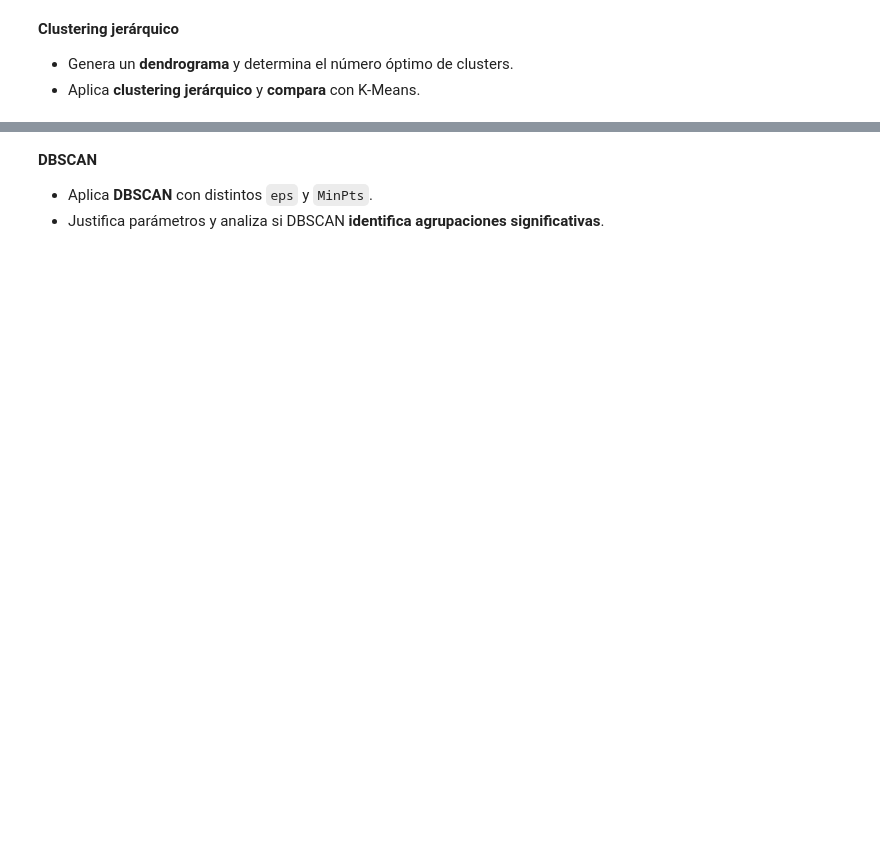
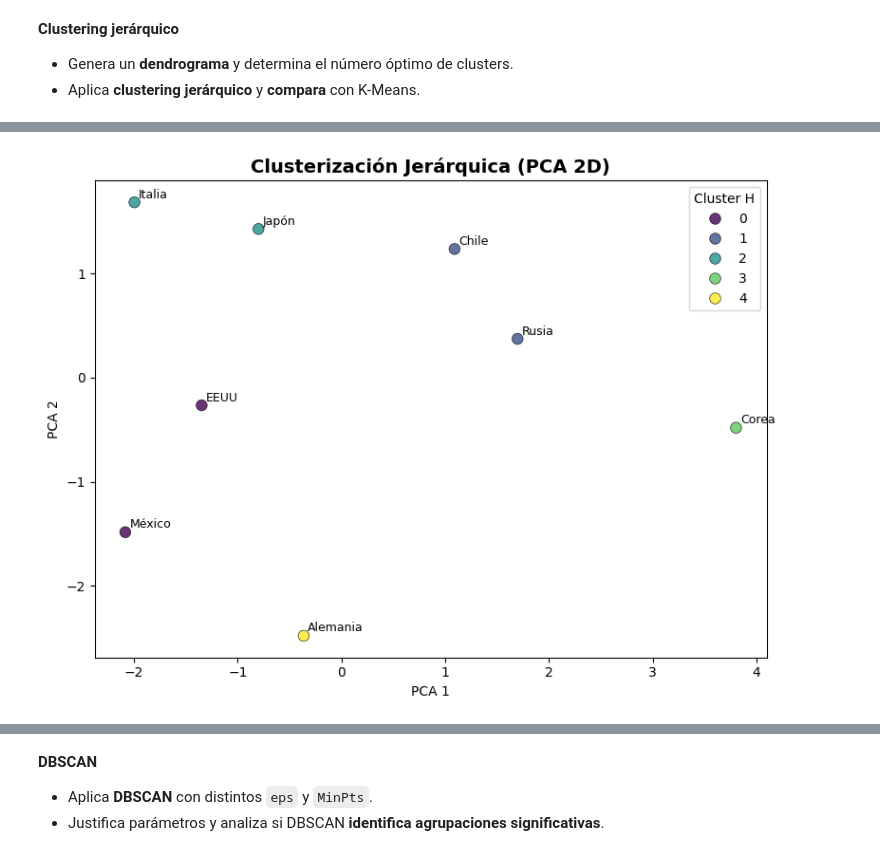
Before and after one commit to Mateo-canales-b/Ciencia_de_datos, a Jupyter notebook: M7/Ev_final_M7.ipynb, the cells around one changed output, grey strips where cells are left out. Saved outputs shown, nothing was run; the diff lists cells and outputs as text; code cells hidden in the pictures; blank space fills up the shorter version.

```diff
--- a/M7/Ev_final_M7.ipynb
+++ b/M7/Ev_final_M7.ipynb
@@ -956,0 +1159,32 @@ plt.show()
+# %%
+# Clustering jerárquico
+
+X = res_cinco['df_pca'][['PC1', 'PC2']]   # aseguramos solo PCA
+hc = AgglomerativeClustering(n_clusters=5, linkage="ward")
+y_hc = hc.fit_predict(X)
+
+# Guardar etiquetas en el DF PCA
+df_plot = res_cinco['df_pca'].copy()
+df_plot["cluster_h"] = y_hc
+
+# Gráfico
+plt.figure(figsize=(8, 6))
+sns.scatterplot(
+    data=df_plot,
+    x="PC1", y="PC2",
+    hue="cluster_h",
+    palette="viridis",
+    s=70, alpha=0.8,
+    edgecolor="k", linewidth=0.5
+)
+# Etiquetas con el índice (p.ej., países)
+for idx, (x, y) in df_plot[["PC1", "PC2"]].iterrows():
+    plt.annotate(str(idx), (x+0.04, y+0.04), fontsize=9)
+plt.title("Clusterización Jerárquica (PCA 2D)", fontsize=14, weight="bold")
+plt.xlabel("PCA 1")
+plt.ylabel("PCA 2")
+plt.legend(title="Cluster H")
+plt.tight_layout()
+plt.show()
+# %% [output]
+[figure, added]
```
Also changed, not shown: parts of 20 cells of this notebook, 1 other file.
